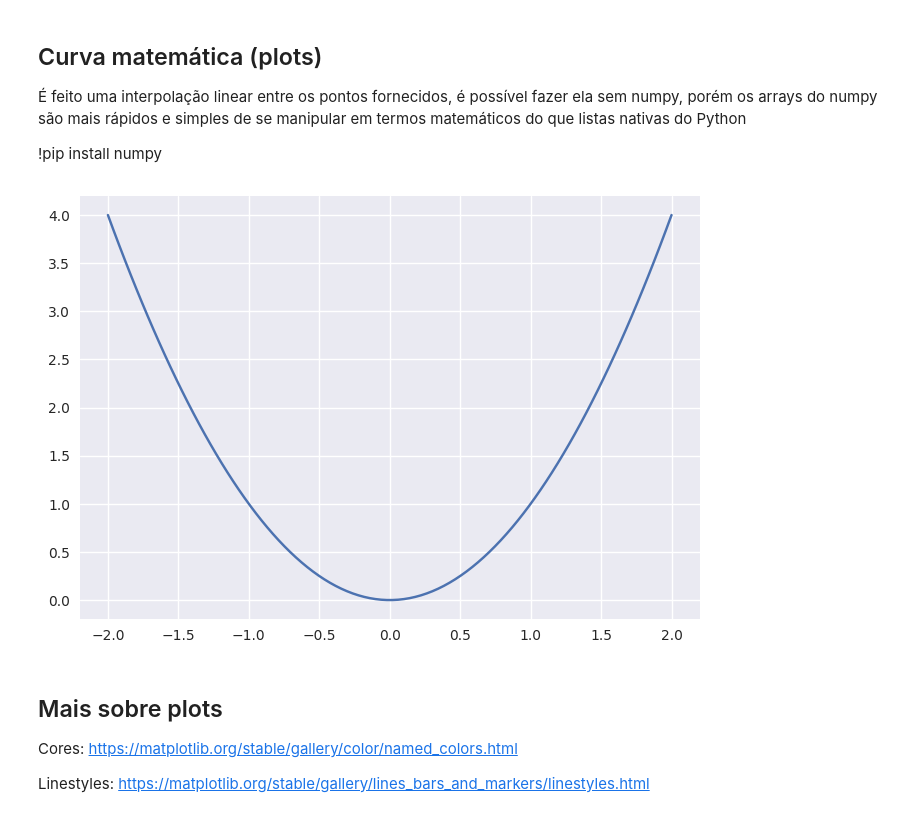
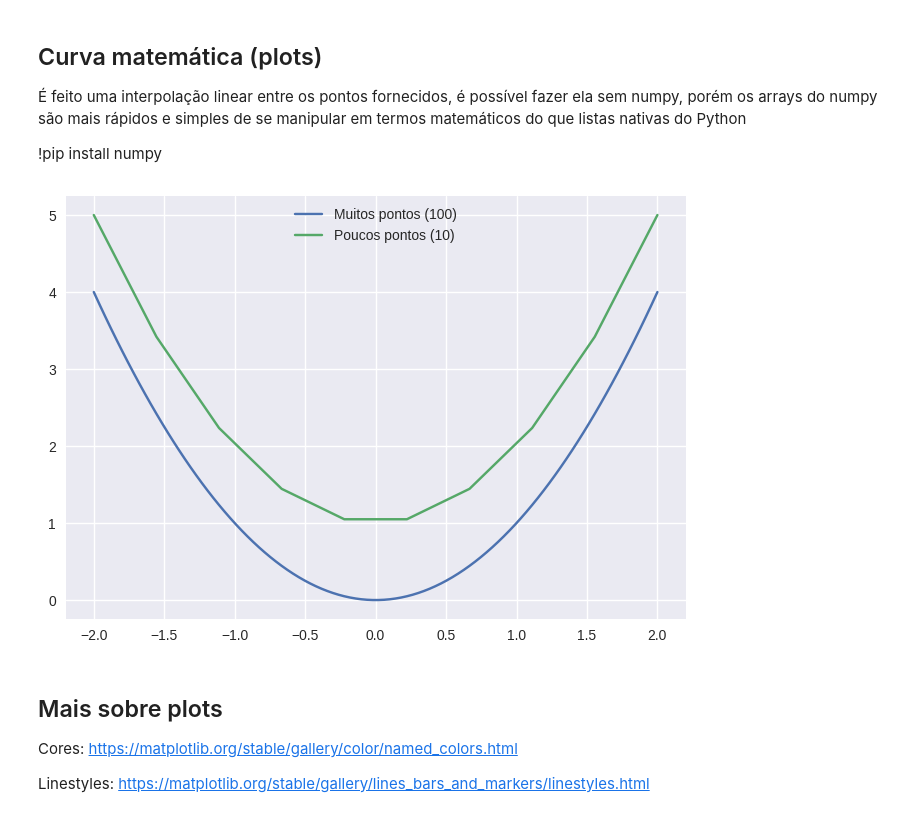
Before and after one commit to viniciusdutra314/CanalSingularidade, a Jupyter notebook: GraficosCientificos/graficos_cientificos.ipynb, the cells around one changed output. Drawn from its saved outputs; the diff is of its cells as text; code cells hidden in the pictures.

```diff
--- a/GraficosCientificos/graficos_cientificos.ipynb
+++ b/GraficosCientificos/graficos_cientificos.ipynb
@@ -165,17 +166,17 @@ e simples de se manipular em termos matemáticos do que listas nativas do Python
 !pip install numpy
 # %%
 import numpy as np
-x=np.linspace(-2,2,100)  #explicar o que é o x
+x=np.linspace(-2,2,100) #explicar o que é o x
 y=x**2
 fig, axis=plt.subplots()
 axis.plot(x,y,label="Muitos pontos (100)")
-#x_poucos=np.linspace(-2,2,10)
-#y_poucos=x_poucos**2+1
-#axis.plot(x_poucos,y_poucos,label="Poucos pontos (10)")
-#axis.legend(loc='upper center')
+x_poucos=np.linspace(-2,2,10)
+y_poucos=x_poucos**2+1
+axis.plot(x_poucos,y_poucos,label="Poucos pontos (10)")
+axis.legend(loc='upper center')
 fig.show()
 # %% [output]
-[figure, old version]
+[figure, new version]
 # %% [markdown]
 ## Mais sobre plots
 
```
Also changed, not shown: parts of 16 cells of this notebook.
